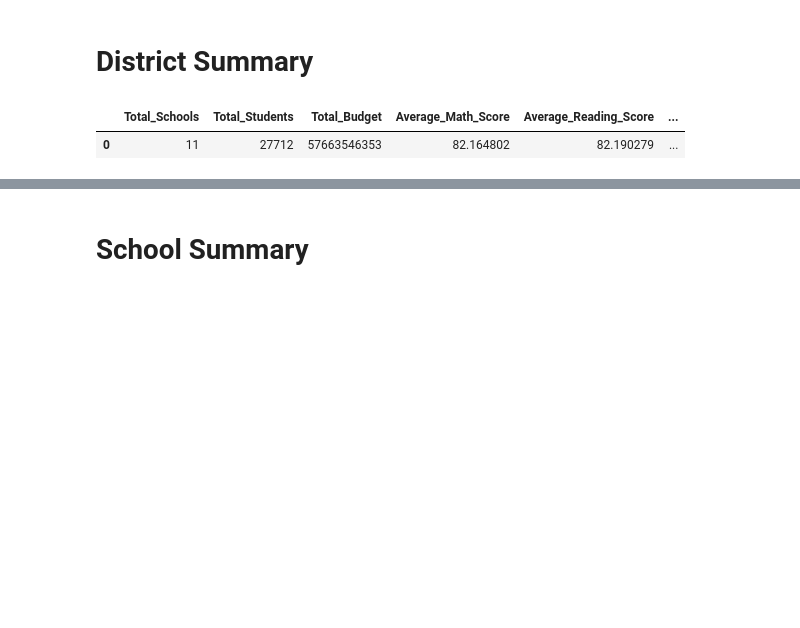
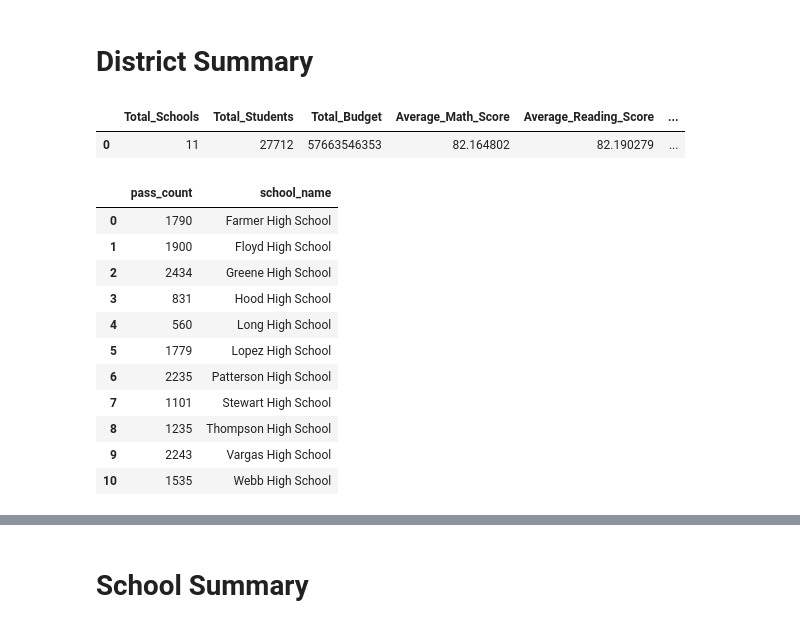
Before and after one commit to david880110/High-School-Academic-Performance-Analysis, a Jupyter notebook: query.ipynb, the cells around one changed output, grey strips where cells are left out. Saved outputs shown, nothing was run; the diff lists cells and outputs as text; code cells hidden in the pictures; blank space fills up the shorter version.

```diff
--- a/query.ipynb
+++ b/query.ipynb
@@ -80,3 +87,36 @@ district_summary.head()
 # %% [output]
 |  | Total_Schools | Total_Students | Total_Budget | Average_Math_Score | Average_Reading_Score | ... |
 | 0 | 11 | 27712 | 57663546353 | 82.164802 | 82.190279 | ... |
+# %%
+# Read sqlite query results into a pandas DataFrame
+pass_table = pd.read_sql_query("""
+
+SELECT count(b.student_name) as pass_count,
+a.School_name
+
+FROM schools_table a
+inner join  students_table b
+on a.school_name = b.school_name
+
+where reading_score > 70
+and math_score > 70
+
+group by a.School_name
+order by a.School_name;
+
+""",conn)
+
+pass_table
+# %% [output]
+|  | pass_count | school_name |
+| 0 | 1790 | Farmer High School |
+| 1 | 1900 | Floyd High School |
+| 2 | 2434 | Greene High School |
+| 3 | 831 | Hood High School |
+| 4 | 560 | Long High School |
+| 5 | 1779 | Lopez High School |
+| 6 | 2235 | Patterson High School |
+| 7 | 1101 | Stewart High School |
+| 8 | 1235 | Thompson High School |
+| 9 | 2243 | Vargas High School |
+| 10 | 1535 | Webb High School |
```
Also changed, not shown: parts of 7 cells of this notebook.
